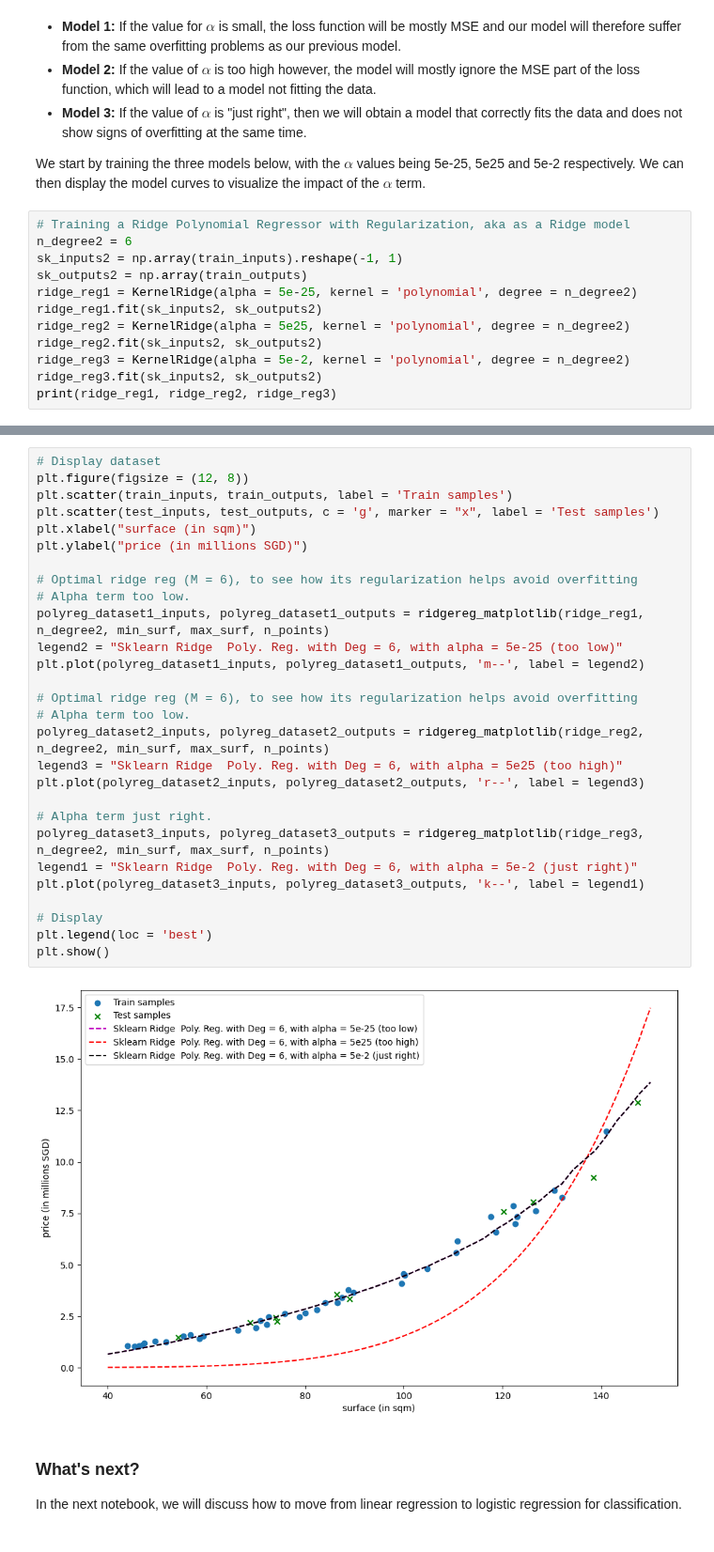
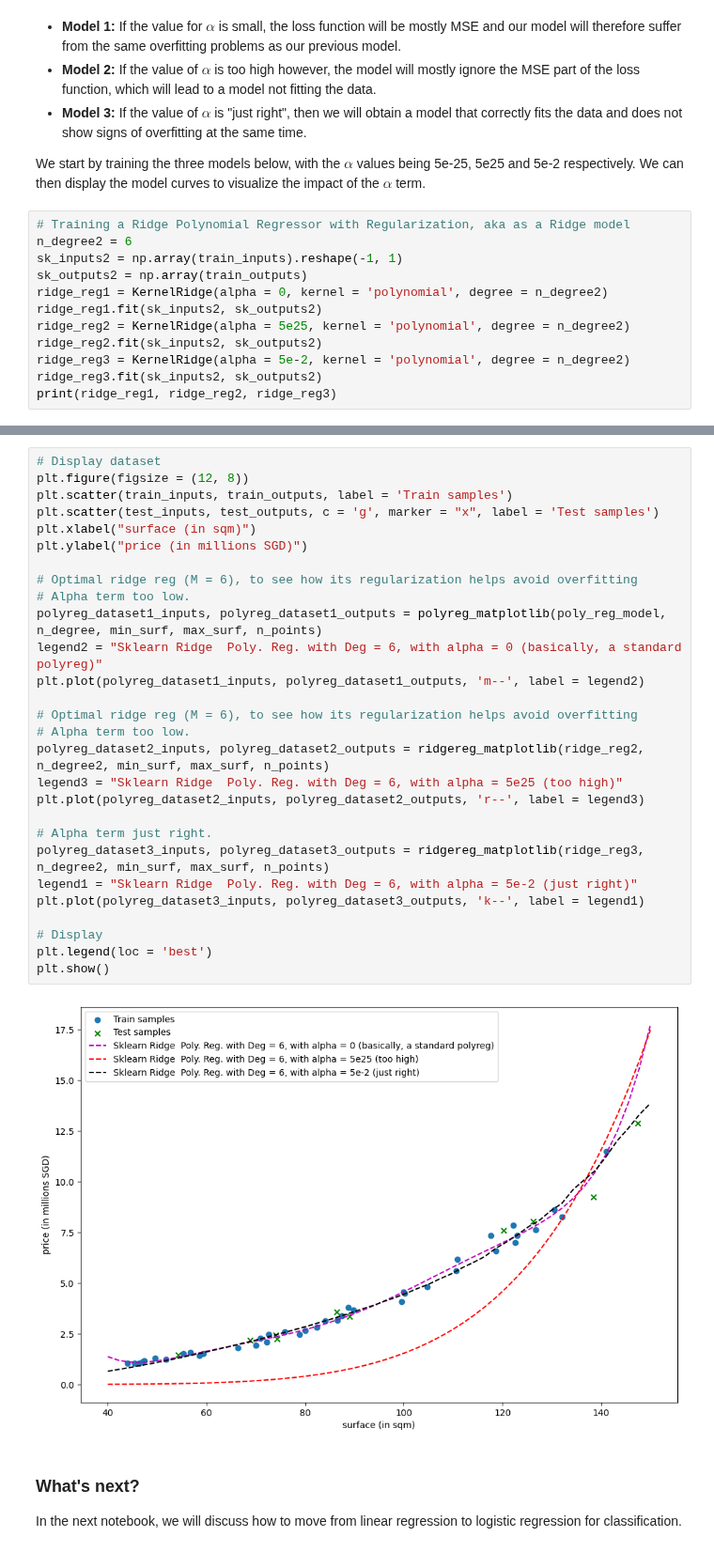
Before and after one commit to matthieudemari/SUTD_DL_50_039, a Jupyter notebook: W1/0. All/Code files/5. Regularization vs Overfitting, Ridge Regression.ipynb, the cells around one changed output, grey strips where cells are left out. Shown at 94% size. Drawn from its saved outputs; the diff is of its cells as text.

```diff
--- a/W1/0. All/Code files/5. Regularization vs Overfitting, Ridge Regression.ipynb
+++ b/W1/0. All/Code files/5. Regularization vs Overfitting, Ridge Regression.ipynb
@@ -253,7 +253,7 @@ We start by training the three models below, with the $ \alpha $ values being 5e
 n_degree2 = 6
 sk_inputs2 = np.array(train_inputs).reshape(-1, 1)
 sk_outputs2 = np.array(train_outputs)
-ridge_reg1 = KernelRidge(alpha = 5e-25, kernel = 'polynomial', degree = n_degree2)
+ridge_reg1 = KernelRidge(alpha = 0, kernel = 'polynomial', degree = n_degree2)
 ridge_reg1.fit(sk_inputs2, sk_outputs2)
 ridge_reg2 = KernelRidge(alpha = 5e25, kernel = 'polynomial', degree = n_degree2)
 ridge_reg2.fit(sk_inputs2, sk_outputs2)
@@ -265,33 +265,33 @@ KernelRidge(alpha=5e-25, degree=6, kernel='polynomial') KernelRidge(alpha=5e+25,
 # %%
 # Display dataset
 plt.figure(figsize = (12, 8))
 plt.scatter(train_inputs, train_outputs, label = 'Train samples')
 plt.scatter(test_inputs, test_outputs, c = 'g', marker = "x", label = 'Test samples')
 plt.xlabel("surface (in sqm)")
 plt.ylabel("price (in millions SGD)")
 
 # Optimal ridge reg (M = 6), to see how its regularization helps avoid overfitting
 # Alpha term too low.
-polyreg_dataset1_inputs, polyreg_dataset1_outputs = ridgereg_matplotlib(ridge_reg1, n_degree2, min_surf, max_surf, n_points)
-legend2 = "Sklearn Ridge  Poly. Reg. with Deg = 6, with alpha = 5e-25 (too low)"
+polyreg_dataset1_inputs, polyreg_dataset1_outputs = polyreg_matplotlib(poly_reg_model, n_degree, min_surf, max_surf, n_points)
+legend2 = "Sklearn Ridge  Poly. Reg. with Deg = 6, with alpha = 0 (basically, a standard polyreg)"
 plt.plot(polyreg_dataset1_inputs, polyreg_dataset1_outputs, 'm--', label = legend2)
 
 # Optimal ridge reg (M = 6), to see how its regularization helps avoid overfitting
 # Alpha term too low.
 polyreg_dataset2_inputs, polyreg_dataset2_outputs = ridgereg_matplotlib(ridge_reg2, n_degree2, min_surf, max_surf, n_points)
 legend3 = "Sklearn Ridge  Poly. Reg. with Deg = 6, with alpha = 5e25 (too high)"
 plt.plot(polyreg_dataset2_inputs, polyreg_dataset2_outputs, 'r--', label = legend3)
 
 # Alpha term just right.
 polyreg_dataset3_inputs, polyreg_dataset3_outputs = ridgereg_matplotlib(ridge_reg3, n_degree2, min_surf, max_surf, n_points)
 legend1 = "Sklearn Ridge  Poly. Reg. with Deg = 6, with alpha = 5e-2 (just right)"
 plt.plot(polyreg_dataset3_inputs, polyreg_dataset3_outputs, 'k--', label = legend1)
 
 # Display
 plt.legend(loc = 'best')
 plt.show()
 # %% [output]
-[figure, old version]
+[figure, new version]
 # %% [markdown]
 ### What's next?
 
```
Also changed, not shown: parts of 1 cell of this notebook, 6 other files.
